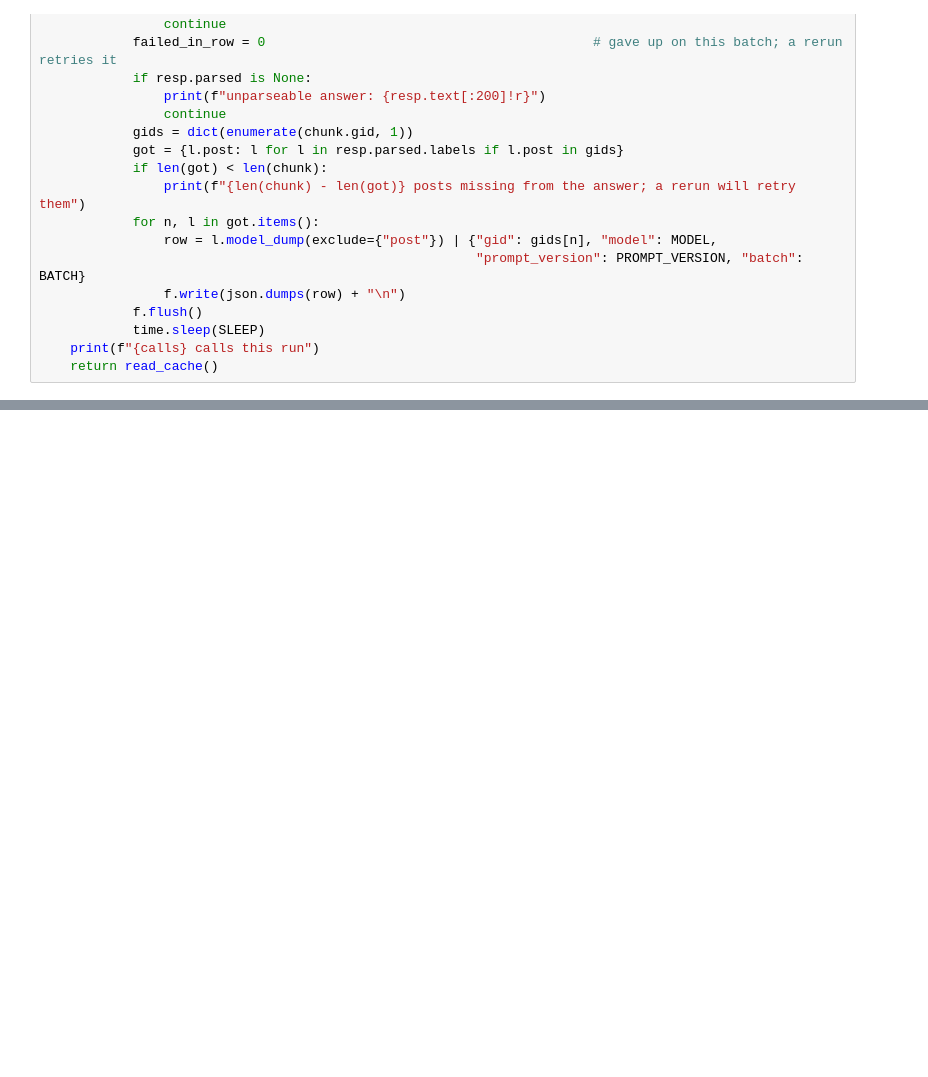
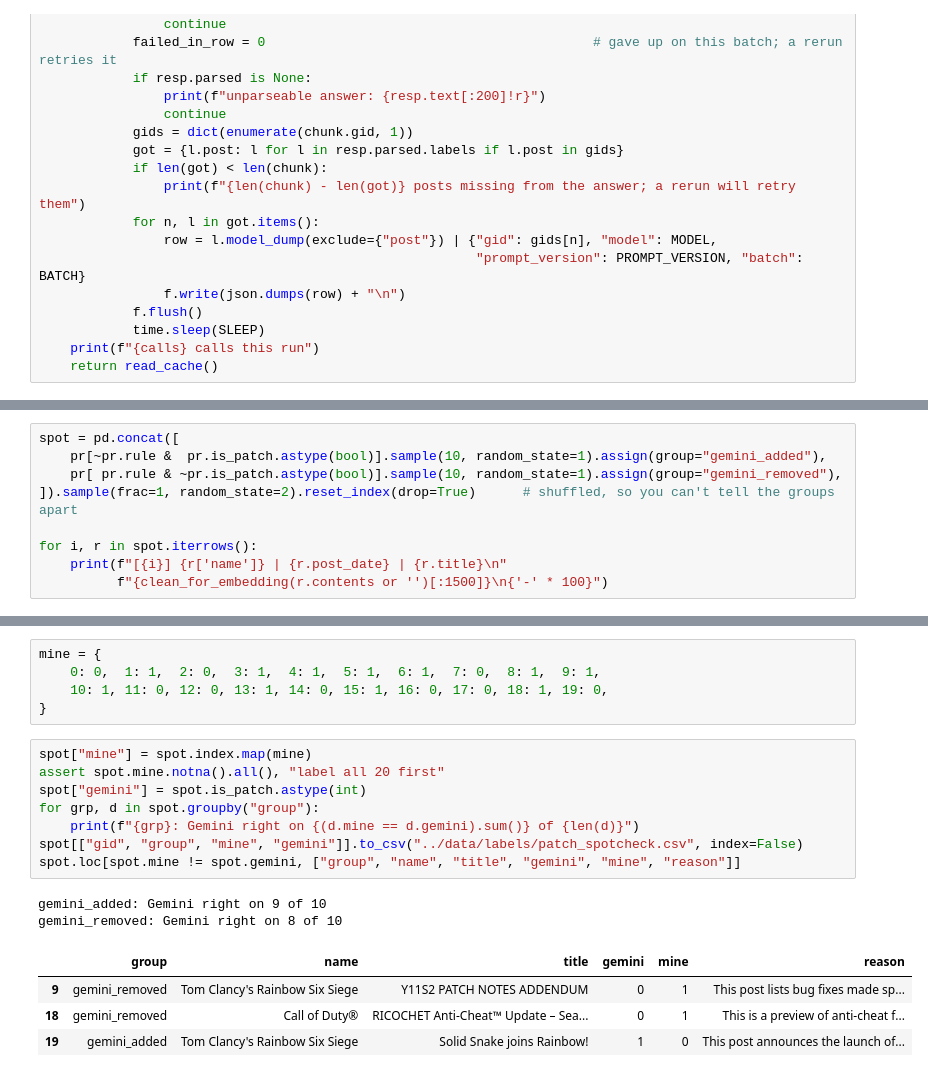
Before and after one commit to handillon1/steam-feedback, a Jupyter notebook: notebooks/05_patch_gemini.ipynb, the cells around one changed output, grey strips where cells are left out. Saved outputs shown, nothing was run; the diff lists cells and outputs as text; blank space fills up the shorter version.

Commit message:
Patch spot check: Gemini right on 9/10 added, 8/10 removed; errors are timing only (D22)

```diff
--- a/notebooks/05_patch_gemini.ipynb
+++ b/notebooks/05_patch_gemini.ipynb
@@ -379,0 +307,9 @@ unflagged posts: 2,968 of 4,550 labeled
+# %%
+spot = pd.concat([
+    pr[~pr.rule &  pr.is_patch.astype(bool)].sample(10, random_state=1).assign(group="gemini_added"),
+    pr[ pr.rule & ~pr.is_patch.astype(bool)].sample(10, random_state=1).assign(group="gemini_removed"),
+]).sample(frac=1, random_state=2).reset_index(drop=True)      # shuffled, so you can't tell the groups apart
+
+for i, r in spot.iterrows():
+    print(f"[{i}] {r['name']} | {r.post_date} | {r.title}\n"
+          f"{clean_for_embedding(r.contents or '')[:1500]}\n{'-' * 100}")
@@ -379,0 +334,20 @@ unflagged posts: 2,968 of 4,550 labeled
+# %%
+mine = {
+    0: 0,  1: 1,  2: 0,  3: 1,  4: 1,  5: 1,  6: 1,  7: 0,  8: 1,  9: 1,
+    10: 1, 11: 0, 12: 0, 13: 1, 14: 0, 15: 1, 16: 0, 17: 0, 18: 1, 19: 0,
+}
+# %%
+spot["mine"] = spot.index.map(mine)
+assert spot.mine.notna().all(), "label all 20 first"
+spot["gemini"] = spot.is_patch.astype(int)
+for grp, d in spot.groupby("group"):
+    print(f"{grp}: Gemini right on {(d.mine == d.gemini).sum()} of {len(d)}")
+spot[["gid", "group", "mine", "gemini"]].to_csv("../data/labels/patch_spotcheck.csv", index=False)
+spot.loc[spot.mine != spot.gemini, ["group", "name", "title", "gemini", "mine", "reason"]]
+# %% [output]
+gemini_added: Gemini right on 9 of 10
+gemini_removed: Gemini right on 8 of 10
+|  | group | name | title | gemini | mine | reason |
+| 9 | gemini_removed | Tom Clancy's Rainbow Six Siege | Y11S2 PATCH NOTES ADDENDUM | 0 | 1 | This post lists bug fixes made sp... |
+| 18 | gemini_removed | Call of Duty® | RICOCHET Anti-Cheat™ Update – Sea... | 0 | 1 | This is a preview of anti-cheat f... |
+| 19 | gemini_added | Tom Clancy's Rainbow Six Siege | Solid Snake joins Rainbow! | 1 | 0 | This post announces the launch of... |
```
Also changed, not shown: parts of 11 cells of this notebook, 3 other files.
